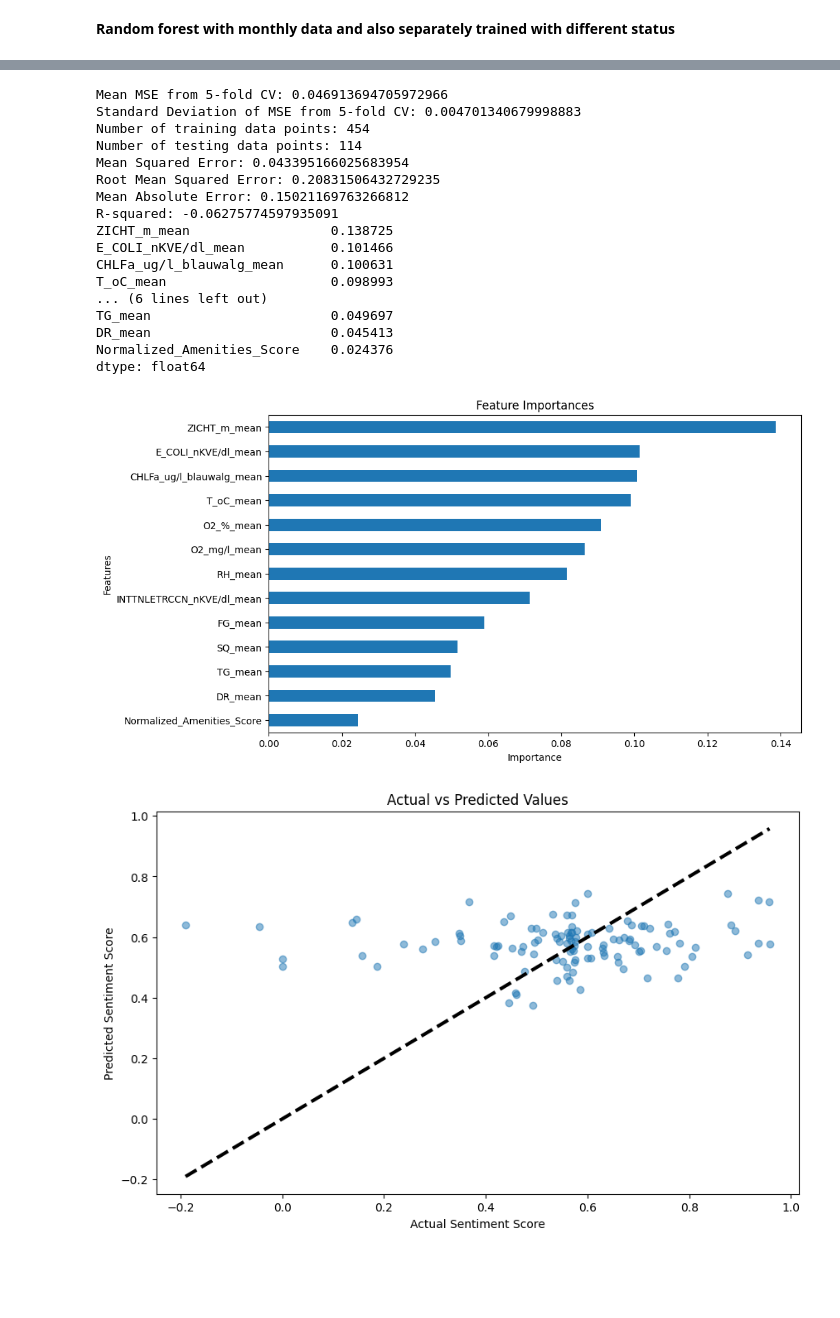
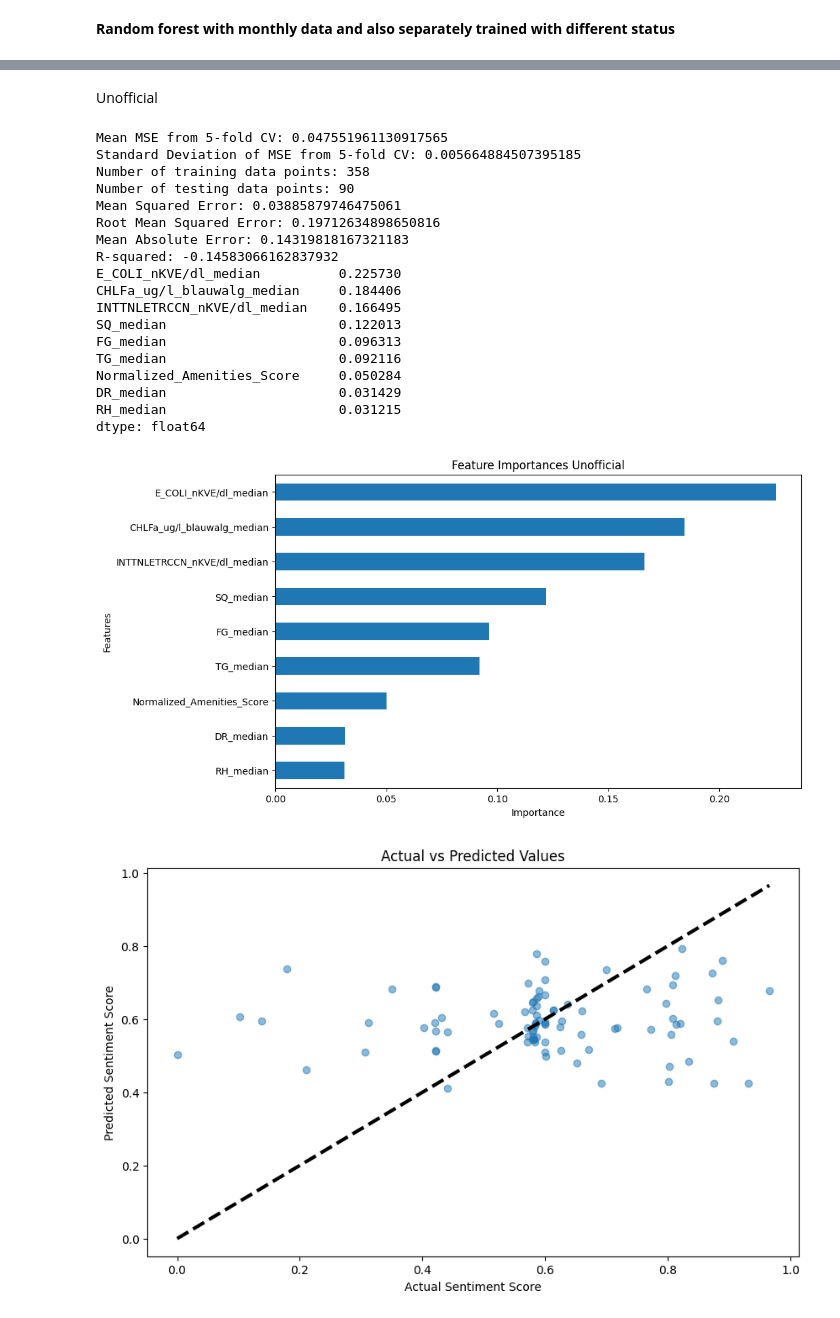
Before and after one commit to Aoyamaxx/Urban, a Jupyter notebook: fianl_data_analysis/analysis.ipynb, the cells around one changed output, grey strips where cells are left out. Cells and saved outputs as stored; diff of their text form; code cells hidden in the pictures; blank space fills up the shorter version.

```diff
--- a/fianl_data_analysis/analysis.ipynb
+++ b/fianl_data_analysis/analysis.ipynb
@@ -1030,8 +994,10 @@ dtype: float64
+# %% [markdown]
+Unofficial
 # %%
 data = data_imputed_0
 
-X = data.drop(['Sentiment_Score_mean'], axis=1)
-y = data['Sentiment_Score_mean']
+X = data.drop(['Sentiment_Score_median'], axis=1)
+y = data['Sentiment_Score_median']
 
 # Splitting data
 X_train, X_test, y_train, y_test = train_test_split(X, y, test_size=0.2, random_state=42)
@@ -1066,49 +1032,50 @@ r2 = r2_score(y_test, predictions)
 print(f"Number of training data points: {len(X_train)}")
 print(f"Number of testing data points: {len(X_test)}")
 
 print(f"Mean Squared Error: {mse}")
 print(f"Root Mean Squared Error: {rmse}")
 print(f"Mean Absolute Error: {mae}")
 print(f"R-squared: {r2}")
 
 # Feature importances
 feature_importances = pd.Series(rf_model.feature_importances_, index=X.columns)
 print(feature_importances.sort_values(ascending=False))
 feature_importances.sort_values(ascending=False).to_csv('feature_importances.csv')
 
 # Feature importances
 plt.figure(figsize=(10, 6))
 feature_importances.sort_values().plot(kind='barh')
-plt.title('Feature Importances')
+plt.title('Feature Importances Unofficial')
 plt.xlabel('Importance')
 plt.ylabel('Features')
 plt.show()
 
 # Actual vs predicted values
 plt.figure(figsize=(10, 6))
 plt.scatter(y_test, predictions, alpha=0.5)
 plt.title('Actual vs Predicted Values')
 plt.xlabel('Actual Sentiment Score')
 plt.ylabel('Predicted Sentiment Score')
 plt.plot([y_test.min(), y_test.max()], [y_test.min(), y_test.max()], 'k--', lw=3)
 plt.show()
 # %% [output]
-Mean MSE from 5-fold CV: 0.046913694705972966
-Standard Deviation of MSE from 5-fold CV: 0.004701340679998883
-Number of training data points: 454
-Number of testing data points: 114
-Mean Squared Error: 0.043395166025683954
-Root Mean Squared Error: 0.20831506432729235
-Mean Absolute Error: 0.15021169763266812
-R-squared: -0.06275774597935091
-ZICHT_m_mean                  0.138725
-E_COLI_nKVE/dl_mean           0.101466
-CHLFa_ug/l_blauwalg_mean      0.100631
-T_oC_mean                     0.098993
-... (6 lines left out)
-TG_mean                       0.049697
-DR_mean                       0.045413
-Normalized_Amenities_Score    0.024376
+Mean MSE from 5-fold CV: 0.047551961130917565
+Standard Deviation of MSE from 5-fold CV: 0.005664884507395185
+Number of training data points: 358
+Number of testing data points: 90
+Mean Squared Error: 0.03885879746475061
+Root Mean Squared Error: 0.19712634898650816
+Mean Absolute Error: 0.14319818167321183
+R-squared: -0.14583066162837932
+E_COLI_nKVE/dl_median          0.225730
+CHLFa_ug/l_blauwalg_median     0.184406
+INTTNLETRCCN_nKVE/dl_median    0.166495
+SQ_median                      0.122013
+FG_median                      0.096313
+TG_median                      0.092116
+Normalized_Amenities_Score     0.050284
+DR_median                      0.031429
+RH_median                      0.031215
 dtype: float64
-[figure, old version]
+[figure, new version]
-[figure, old version]
+[figure, new version]
```
Also changed, not shown: parts of 20 cells of this notebook, 10 other files.
